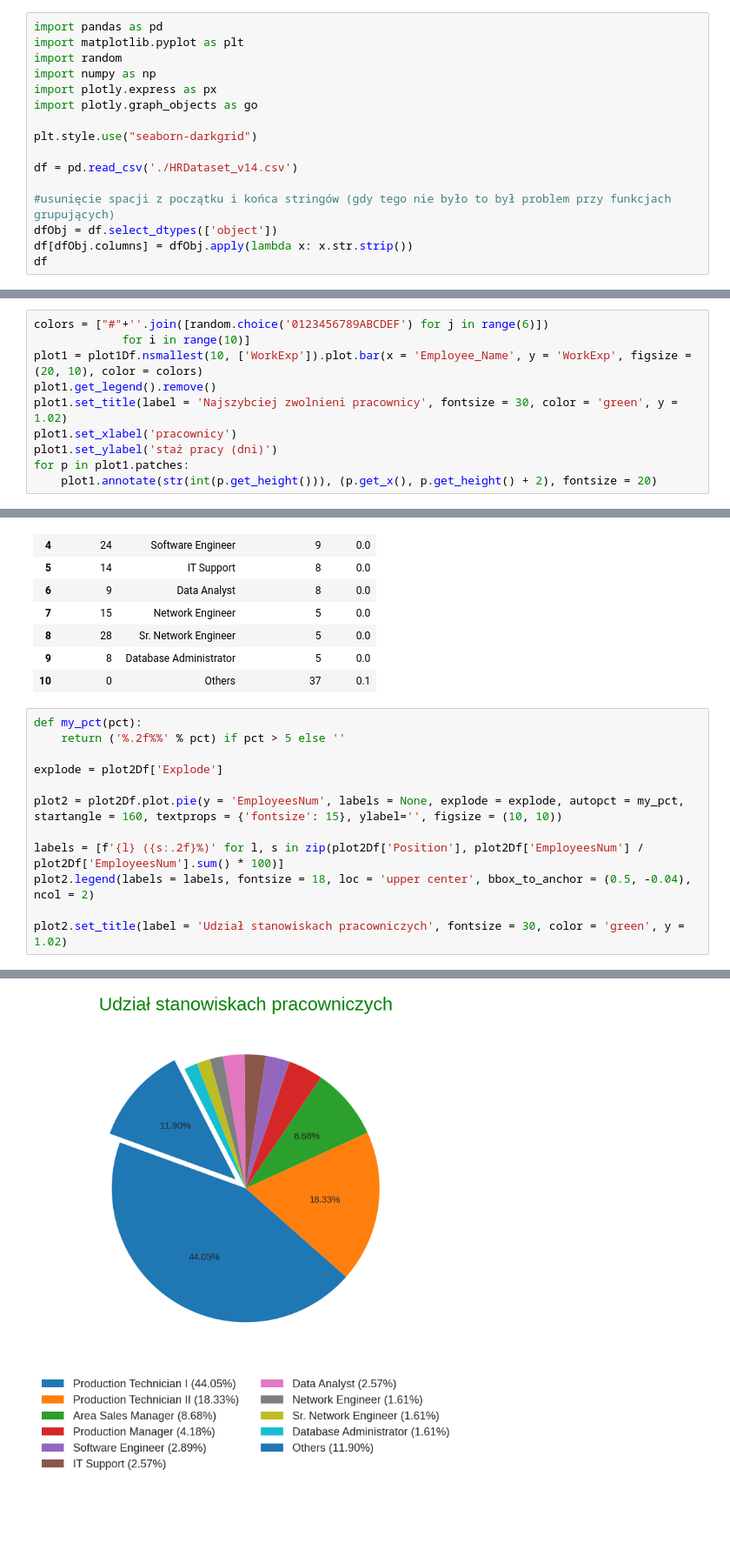
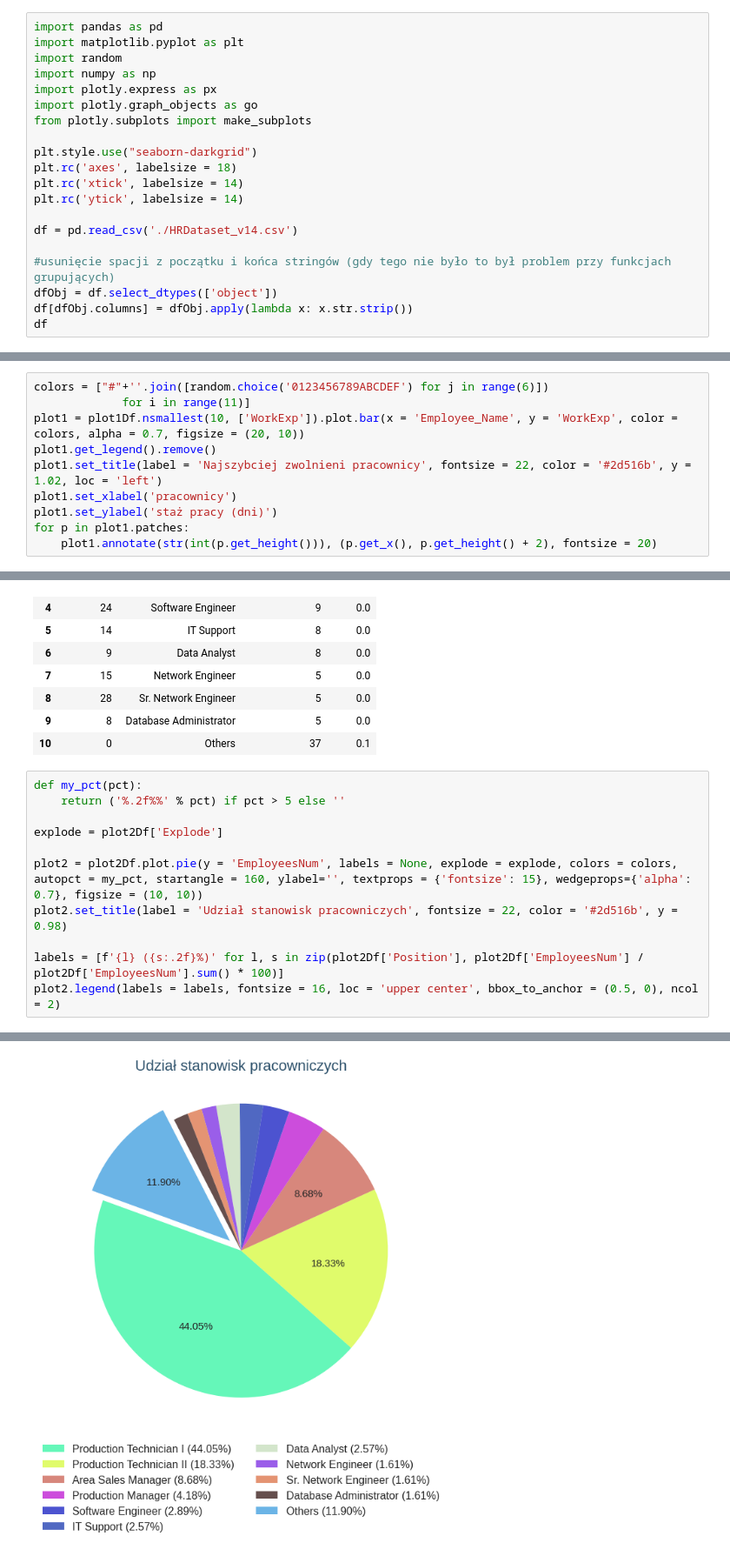
Before and after one commit to wkabatc/inwd-project, a Jupyter notebook: inwd_projekt.ipynb, the cells around one changed output, grey strips where cells are left out. Shown: that part at 87% size. Cells and saved outputs as stored; diff of their text form; blank space fills up the shorter version.

```diff
--- a/inwd_projekt.ipynb
+++ b/inwd_projekt.ipynb
@@ -67,8 +66,12 @@ import random
 import numpy as np
 import plotly.express as px
 import plotly.graph_objects as go
+from plotly.subplots import make_subplots
 
 plt.style.use("seaborn-darkgrid")
+plt.rc('axes', labelsize = 18)
+plt.rc('xtick', labelsize = 14)
+plt.rc('ytick', labelsize = 14)
 
 df = pd.read_csv('./HRDataset_v14.csv')
 
@@ -106,9 +139,9 @@ plot1Df = df.dropna()
 # %%
 colors = ["#"+''.join([random.choice('0123456789ABCDEF') for j in range(6)])
-             for i in range(10)]
-plot1 = plot1Df.nsmallest(10, ['WorkExp']).plot.bar(x = 'Employee_Name', y = 'WorkExp', figsize = (20, 10), color = colors)
+             for i in range(11)]
+plot1 = plot1Df.nsmallest(10, ['WorkExp']).plot.bar(x = 'Employee_Name', y = 'WorkExp', color = colors, alpha = 0.7, figsize = (20, 10))
 plot1.get_legend().remove()
-plot1.set_title(label = 'Najszybciej zwolnieni pracownicy', fontsize = 30, color = 'green', y = 1.02)
+plot1.set_title(label = 'Najszybciej zwolnieni pracownicy', fontsize = 22, color = '#2d516b', y = 1.02, loc = 'left')
 plot1.set_xlabel('pracownicy')
 plot1.set_ylabel('staż pracy (dni)')
 for p in plot1.patches:
@@ -148,10 +181,9 @@ def my_pct(pct):
 
 explode = plot2Df['Explode']
 
-plot2 = plot2Df.plot.pie(y = 'EmployeesNum', labels = None, explode = explode, autopct = my_pct, startangle = 160, textprops = {'fontsize': 15}, ylabel='', figsize = (10, 10))
+plot2 = plot2Df.plot.pie(y = 'EmployeesNum', labels = None, explode = explode, colors = colors, autopct = my_pct, startangle = 160, ylabel='', textprops = {'fontsize': 15}, wedgeprops={'alpha': 0.7}, figsize = (10, 10))
+plot2.set_title(label = 'Udział stanowisk pracowniczych', fontsize = 22, color = '#2d516b', y = 0.98)
 
 labels = [f'{l} ({s:.2f}%)' for l, s in zip(plot2Df['Position'], plot2Df['EmployeesNum'] / plot2Df['EmployeesNum'].sum() * 100)]
-plot2.legend(labels = labels, fontsize = 18, loc = 'upper center', bbox_to_anchor = (0.5, -0.04), ncol = 2)
-
-plot2.set_title(label = 'Udział stanowiskach pracowniczych', fontsize = 30, color = 'green', y = 1.02)
+plot2.legend(labels = labels, fontsize = 16, loc = 'upper center', bbox_to_anchor = (0.5, 0), ncol = 2)
 # %% [output]
@@ -159,4 +191,4 @@ Text(0.5, 1.02, 'Udział stanowiskach pracowniczych')
-[figure, old version]
+[figure, new version]
 # %%
 #Wykres 3
 plot3Df = df.replace(['Exceeds', 'Fully Meets', 'Needs Improvement', 'PIP'],
```
Also changed, not shown: parts of 15 cells of this notebook.
